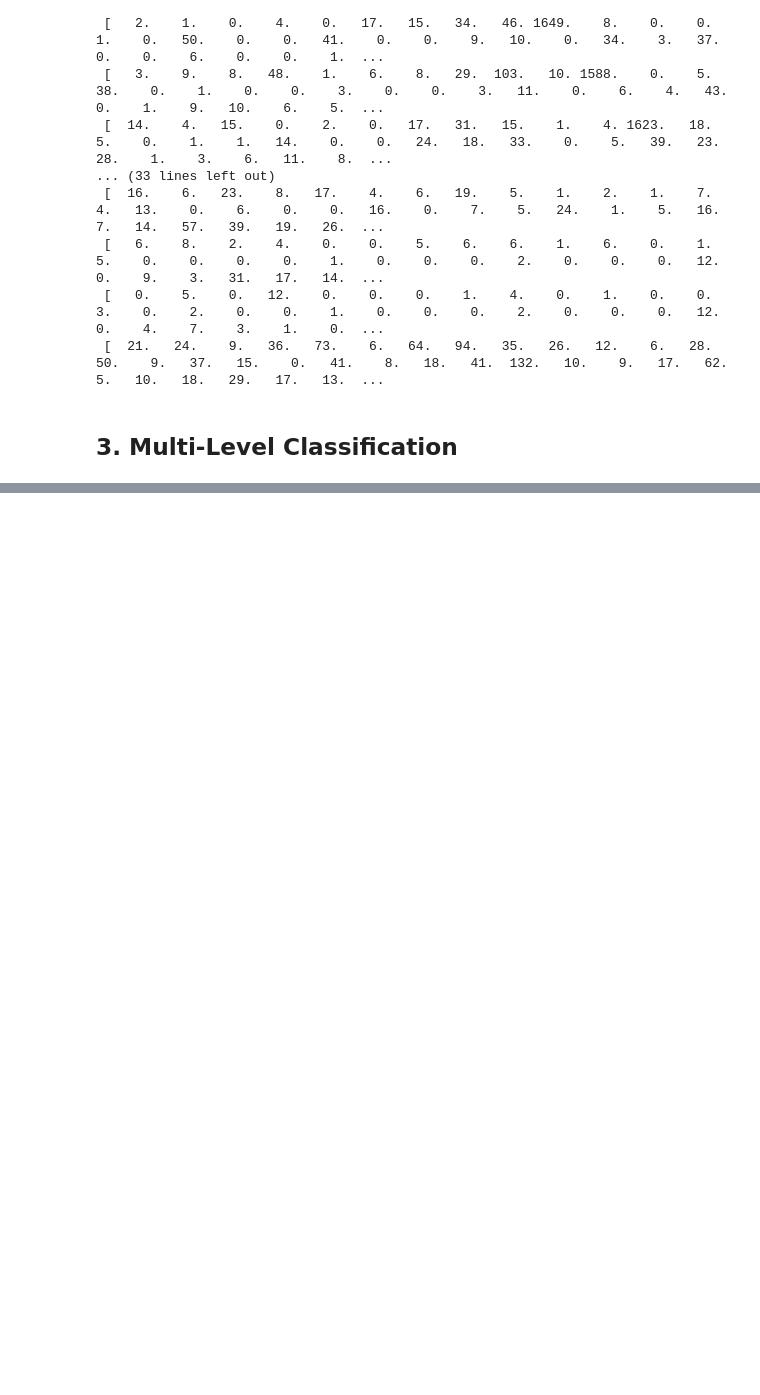
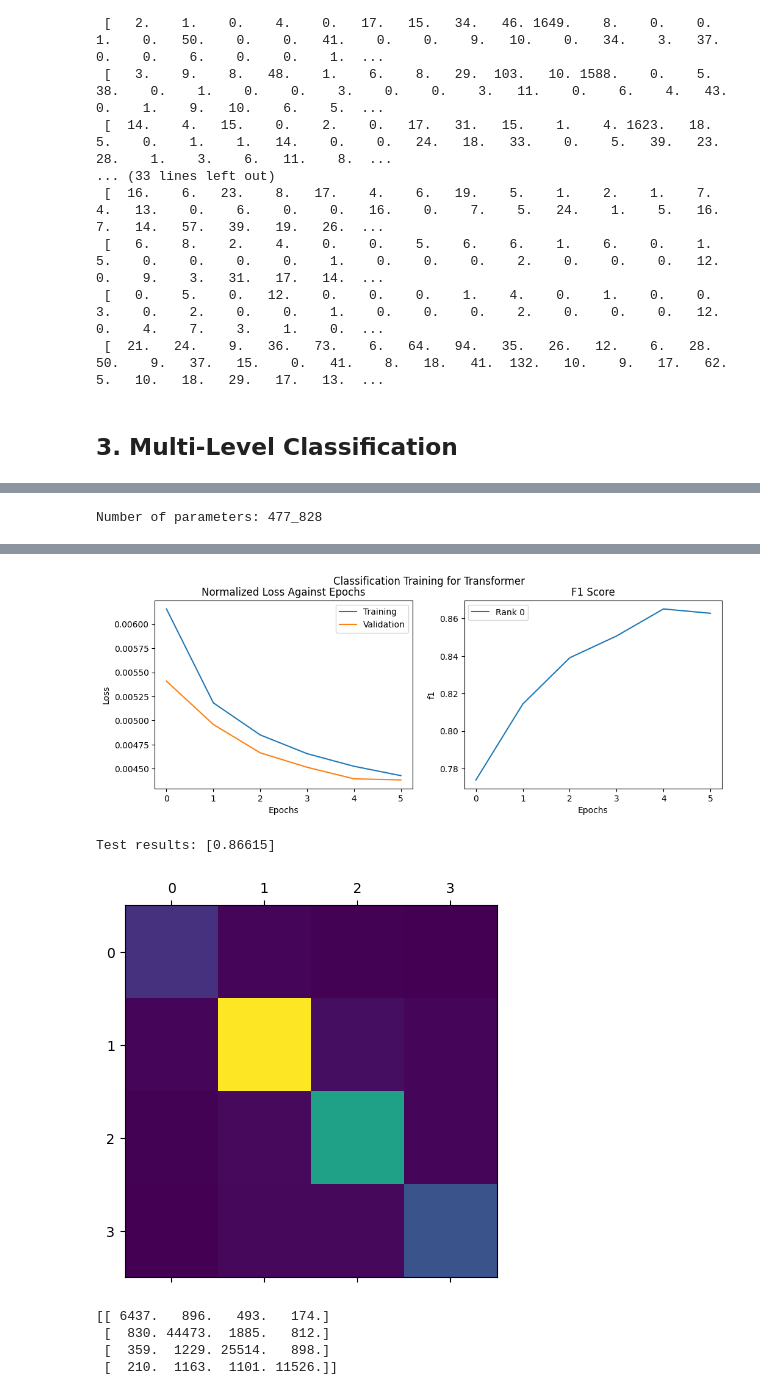
Before and after one commit to Vincent-Therrien/stelaro, a Jupyter notebook: demonstrations/data_processing.ipynb, the cells around one changed output, grey strips where cells are left out. Saved outputs shown, nothing was run; the diff lists cells and outputs as text; code cells hidden in the pictures; blank space fills up the shorter version.

```diff
--- a/demonstrations/data_processing.ipynb
+++ b/demonstrations/data_processing.ipynb
@@ -942,0 +1047,40 @@ print(test_data.dataset.target_mapping)
+# %%
+class T_2_tokens(Module):
+    def __init__(self, N, M):
+        super(T_2_tokens, self).__init__()
+        embed_dim = 128
+        self.token_embedding = Embedding(256, embed_dim)
+        self.position_embedding = Embedding(N, embed_dim)
+        encoder_layer = TransformerEncoderLayer(
+            d_model=embed_dim,
+            nhead=8,
+            dim_feedforward=embed_dim * 4,
+            dropout=0.1,
+            activation='relu',
+            batch_first=True  # makes input/output shape [B, L, D]
+        )
+        self.transformer_encoder = TransformerEncoder(encoder_layer, num_layers=2)
+        self.classifier = Linear(embed_dim, M)
+
+    def forward(self, x):
+        batch_size, seq_len = x.size()
+        positions = arange(seq_len, device=x.device).unsqueeze(0).expand(batch_size, seq_len)
+        x = self.token_embedding(x) + self.position_embedding(positions)  # [B, L, D]
+        x = self.transformer_encoder(x)  # [B, L, D]
+        x = x.mean(dim=1)  # [B, D] - average pooling
+        logits = self.classifier(x)  # [B, num_classes]
+        return logits
+
+
+model = benchmark(
+    feedforward.Classifier(LENGTH // 4, mapping, "cuda", T_2_tokens, format.to_tetramers),
+    "Transformer",
+    max_epochs=6
+)
+matrix = models.confusion_matrix(model, test_data, "cuda", mapping)
+plt.matshow(matrix)
+plt.show()
+np.set_printoptions(precision=3, suppress=True, linewidth=500, threshold=np.inf)
+print(matrix)
+# %% [output]
+Number of parameters: 477_828
@@ -942,0 +1094,7 @@ print(test_data.dataset.target_mapping)
+[figure, added]
+Test results: [0.86615]
+[figure, added]
+[[ 6437.   896.   493.   174.]
+ [  830. 44473.  1885.   812.]
+ [  359.  1229. 25514.   898.]
+ [  210.  1163.  1101. 11526.]]
```
Also changed, not shown: parts of 7 cells of this notebook, 2 other files.
